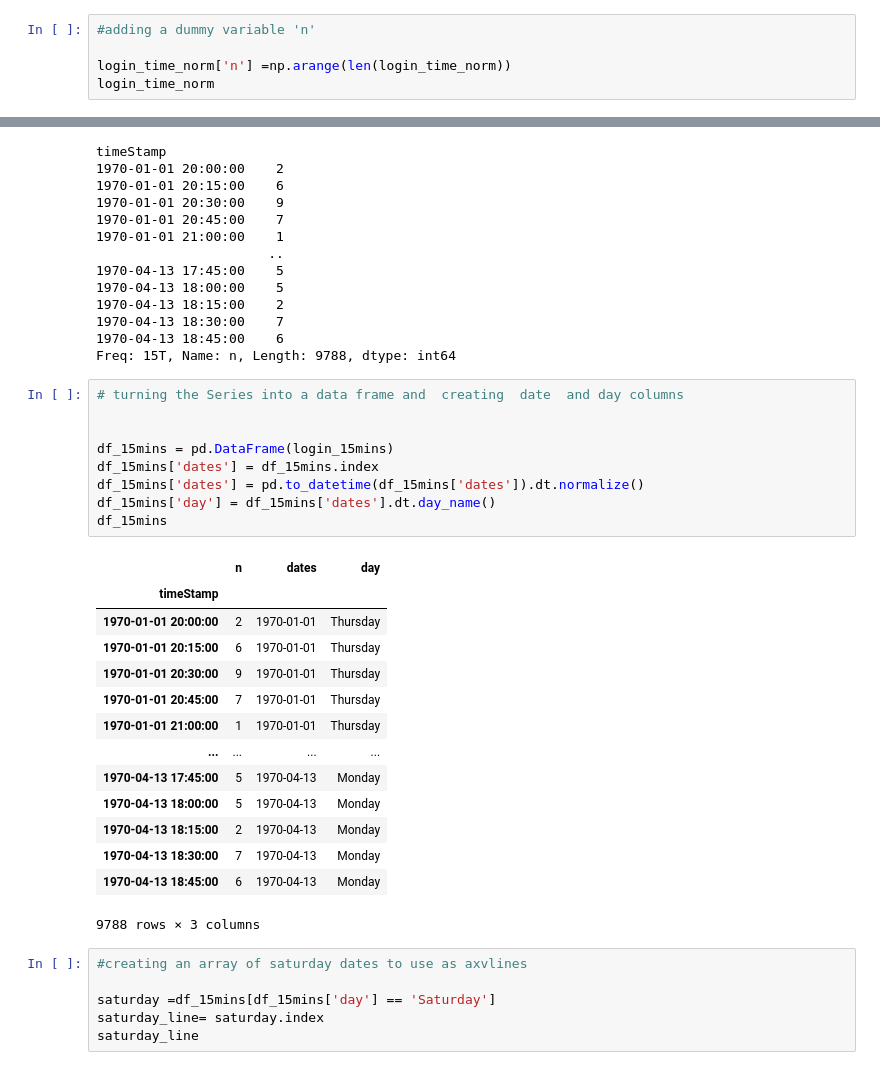
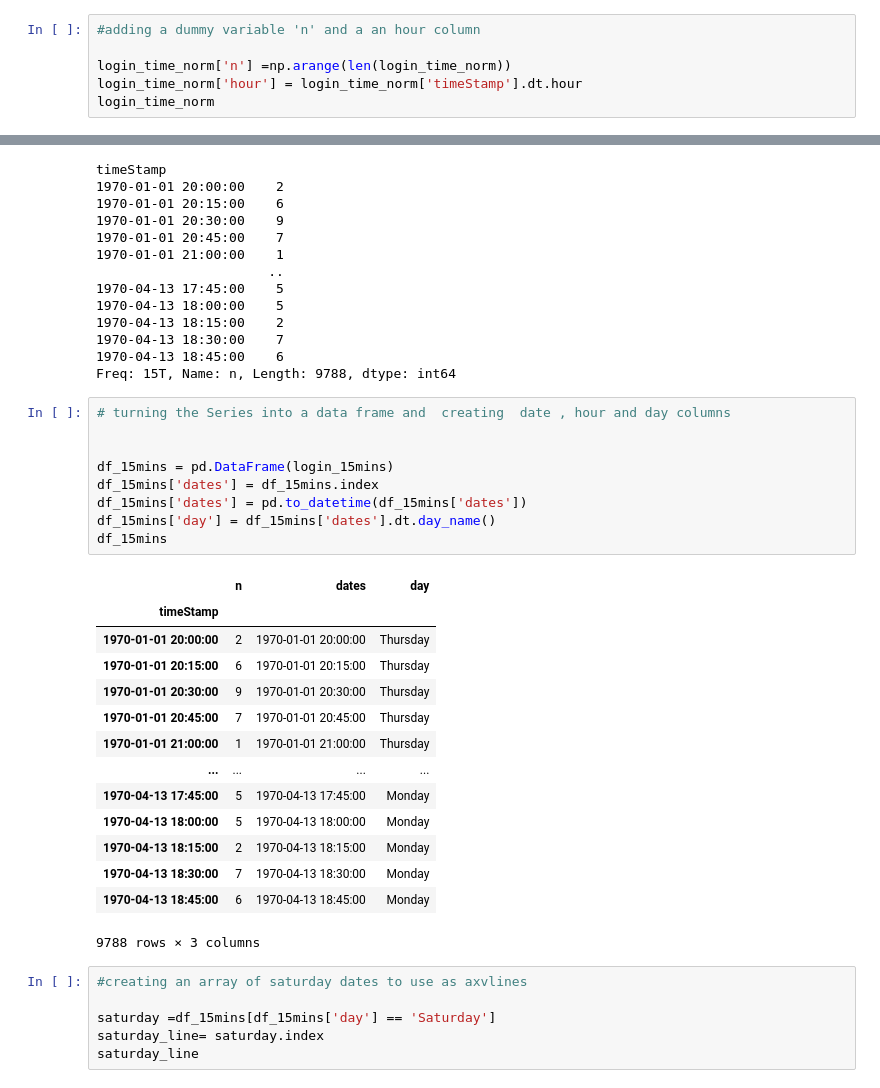
Before and after one commit to jel476/UltimateTechnologies-TakeHome, a Jupyter notebook: Code.ipynb, the cells around one changed output, grey strips where cells are left out. Cells and saved outputs as stored; diff of their text form.

```diff
--- a/Code.ipynb
+++ b/Code.ipynb
@@ -31,8 +31,9 @@ login_time_norm
 | 93141 | 1970-04-13 18:54:23 |
 93142 rows × 1 columns
 # %%
-#adding a dummy variable 'n'
+#adding a dummy variable 'n' and a an hour column
 
 login_time_norm['n'] =np.arange(len(login_time_norm))
+login_time_norm['hour'] = login_time_norm['timeStamp'].dt.hour
 login_time_norm
 # %% [output]
@@ -89,28 +99,28 @@ timeStamp
 1970-04-13 18:45:00    6
 Freq: 15T, Name: n, Length: 9788, dtype: int64
 # %%
-# turning the Series into a data frame and  creating  date  and day columns
+# turning the Series into a data frame and  creating  date , hour and day columns
 
 
 df_15mins = pd.DataFrame(login_15mins)
 df_15mins['dates'] = df_15mins.index
-df_15mins['dates'] = pd.to_datetime(df_15mins['dates']).dt.normalize()
+df_15mins['dates'] = pd.to_datetime(df_15mins['dates'])
 df_15mins['day'] = df_15mins['dates'].dt.day_name()
 df_15mins
 # %% [output]
 |  | n | dates | day |
 | timeStamp |  |  |  |
-| 1970-01-01 20:00:00 | 2 | 1970-01-01 | Thursday |
-| 1970-01-01 20:15:00 | 6 | 1970-01-01 | Thursday |
-| 1970-01-01 20:30:00 | 9 | 1970-01-01 | Thursday |
-| 1970-01-01 20:45:00 | 7 | 1970-01-01 | Thursday |
-| 1970-01-01 21:00:00 | 1 | 1970-01-01 | Thursday |
+| 1970-01-01 20:00:00 | 2 | 1970-01-01 20:00:00 | Thursday |
+| 1970-01-01 20:15:00 | 6 | 1970-01-01 20:15:00 | Thursday |
+| 1970-01-01 20:30:00 | 9 | 1970-01-01 20:30:00 | Thursday |
+| 1970-01-01 20:45:00 | 7 | 1970-01-01 20:45:00 | Thursday |
+| 1970-01-01 21:00:00 | 1 | 1970-01-01 21:00:00 | Thursday |
 | ... | ... | ... | ... |
-| 1970-04-13 17:45:00 | 5 | 1970-04-13 | Monday |
-| 1970-04-13 18:00:00 | 5 | 1970-04-13 | Monday |
-| 1970-04-13 18:15:00 | 2 | 1970-04-13 | Monday |
-| 1970-04-13 18:30:00 | 7 | 1970-04-13 | Monday |
-| 1970-04-13 18:45:00 | 6 | 1970-04-13 | Monday |
+| 1970-04-13 17:45:00 | 5 | 1970-04-13 17:45:00 | Monday |
+| 1970-04-13 18:00:00 | 5 | 1970-04-13 18:00:00 | Monday |
+| 1970-04-13 18:15:00 | 2 | 1970-04-13 18:15:00 | Monday |
+| 1970-04-13 18:30:00 | 7 | 1970-04-13 18:30:00 | Monday |
+| 1970-04-13 18:45:00 | 6 | 1970-04-13 18:45:00 | Monday |
 9788 rows × 3 columns
 # %%
 #creating an array of saturday dates to use as axvlines
```
Also changed, not shown: parts of 4 cells of this notebook.
